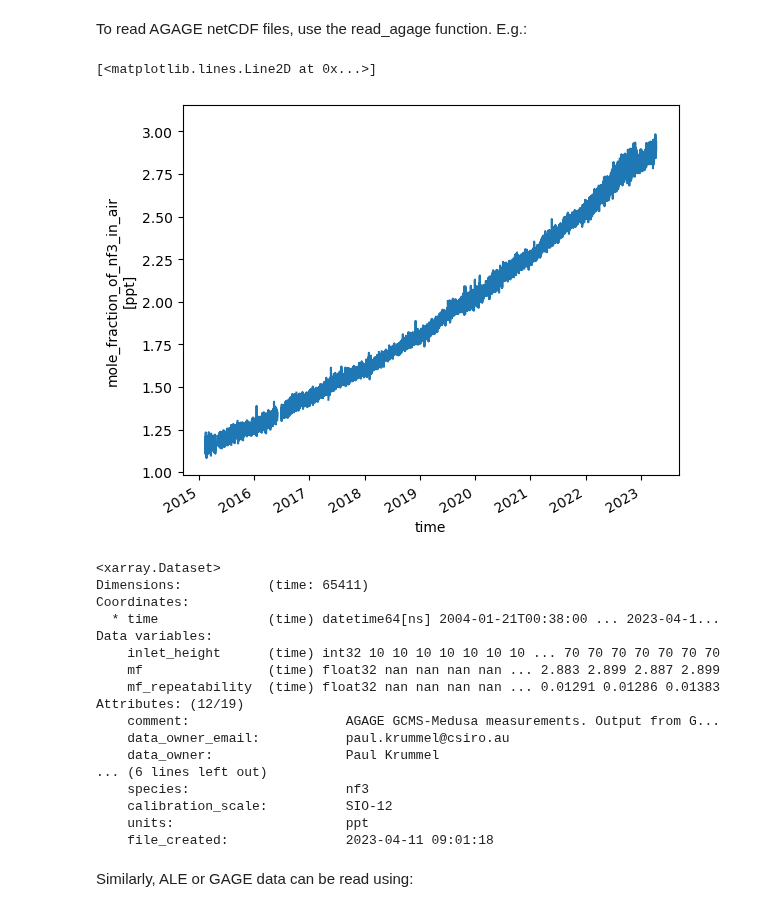
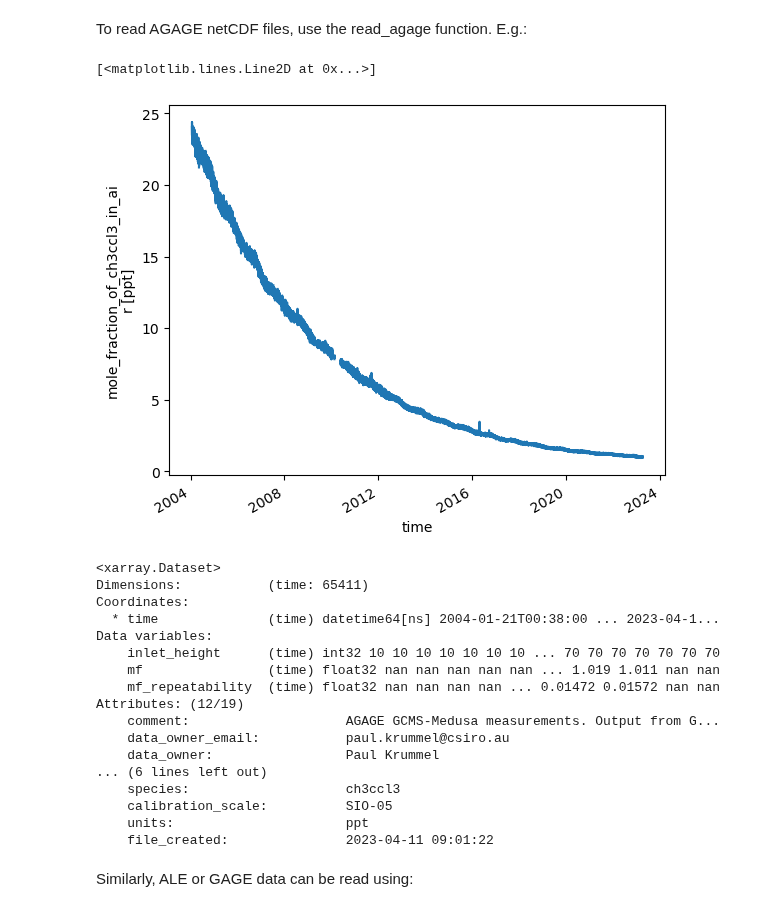
Before and after one commit to mrghg/agage-archive, a Jupyter notebook: notebooks/tutorial.ipynb, the cells around one changed output. Saved outputs shown, nothing was run; the diff lists cells and outputs as text; code cells hidden in the pictures.

```diff
--- a/notebooks/tutorial.ipynb
+++ b/notebooks/tutorial.ipynb
@@ -9,11 +10,11 @@ paths = Paths()
 # %% [markdown]
 To read AGAGE netCDF files, use the read_agage function. E.g.:
 # %%
-ds_agage = read_agage("NF3", "CGO", "GCMS-Medusa")
+ds_agage = read_agage("CH3CCl3", "CGO", "GCMS-Medusa")
 ds_agage.mf.plot()
 # %% [output]
 [<matplotlib.lines.Line2D at 0x...>]
-[figure, old version]
+[figure, new version]
 # %%
 ds_agage
 # %% [output]
@@ -23,17 +24,17 @@ Coordinates:
   * time              (time) datetime64[ns] 2004-01-21T00:38:00 ... 2023-04-1...
 Data variables:
     inlet_height      (time) int32 10 10 10 10 10 10 10 ... 70 70 70 70 70 70 70
-    mf                (time) float32 nan nan nan nan ... 2.883 2.899 2.887 2.899
-    mf_repeatability  (time) float32 nan nan nan nan ... 0.01291 0.01286 0.01383
+    mf                (time) float32 nan nan nan nan nan ... 1.019 1.011 nan nan
+    mf_repeatability  (time) float32 nan nan nan nan ... 0.01472 0.01572 nan nan
 Attributes: (12/19)
     comment:                    AGAGE GCMS-Medusa measurements. Output from G...
     data_owner_email:           paul.krummel@csiro.au
     data_owner:                 Paul Krummel
 ... (6 lines left out)
-    species:                    nf3
-    calibration_scale:          SIO-12
+    species:                    ch3ccl3
+    calibration_scale:          SIO-05
     units:                      ppt
-    file_created:               2023-04-11 09:01:18
+    file_created:               2023-04-11 09:01:22
 # %% [markdown]
 Similarly, ALE or GAGE data can be read using:
 # %%
```
Also changed, not shown: parts of 3 cells of this notebook, 2 other files.
